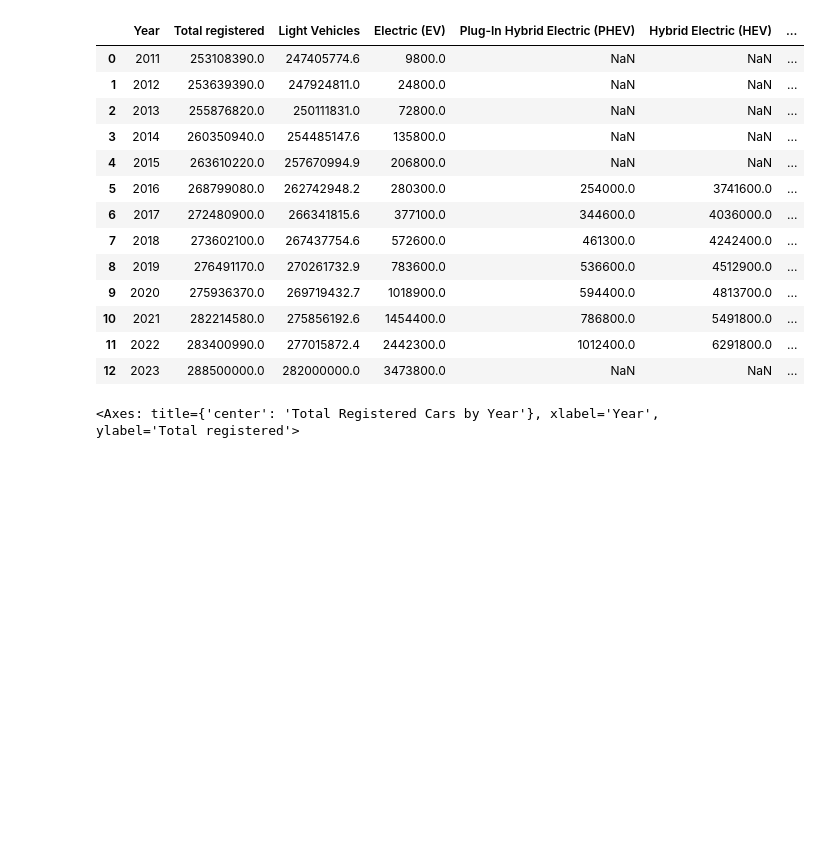
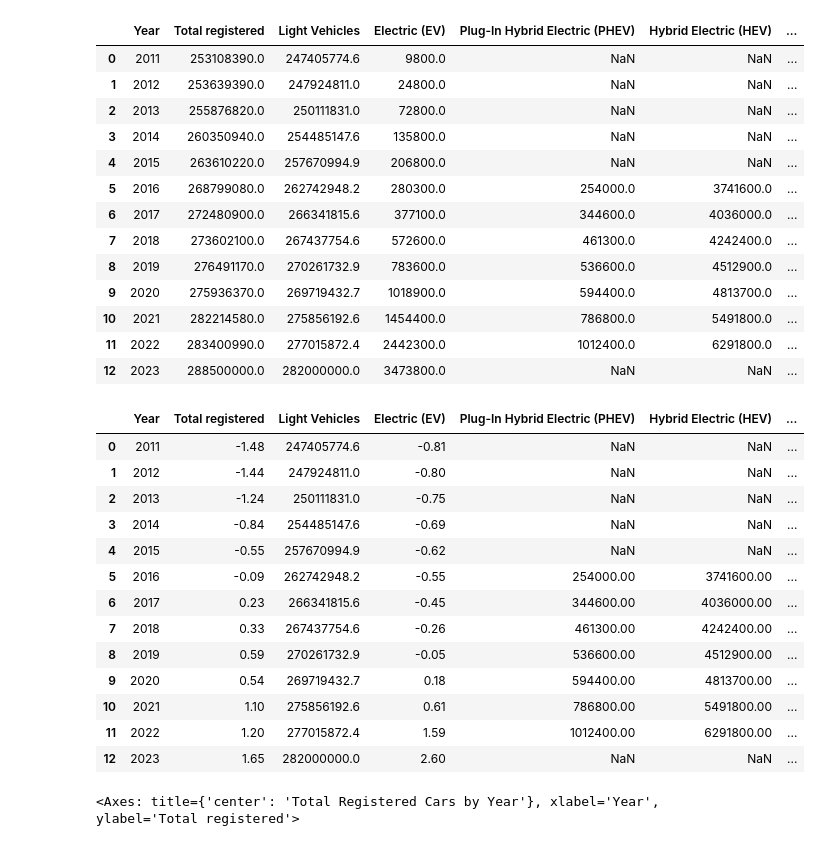
Before and after one commit to jbondAI/AI_Project_2, a Jupyter notebook: total_cars.ipynb, the cells around one changed output. Cells and saved outputs as stored; diff of their text form; code cells hidden in the pictures; blank space fills up the shorter version.

```diff
--- a/total_cars.ipynb
+++ b/total_cars.ipynb
@@ -310,6 +311,33 @@ merged_final_registered_df
 | 10 | 2021 | 282214580.0 | 275856192.6 | 1454400.0 | 786800.0 | 5491800.0 | ... |
 | 11 | 2022 | 283400990.0 | 277015872.4 | 2442300.0 | 1012400.0 | 6291800.0 | ... |
 | 12 | 2023 | 288500000.0 | 282000000.0 | 3473800.0 | NaN | NaN | ... |
+# %%
+# Choose scaler
+# scaler = MinMaxScaler()
+scaler = StandardScaler()
+merged_final_registered_df_scaled = merged_final_registered_df
+# Columns to scale
+columns_to_scale = ['Total registered', 'Electric (EV)', 'Gasoline', '% Electric', '% Gasoline']
+
+# Fit and transform the data
+merged_final_registered_df_scaled[columns_to_scale] = scaler.fit_transform(merged_final_registered_df_scaled[columns_to_scale])
+
+merged_final_registered_df_scaled
+# %% [output]
+|  | Year | Total registered | Light Vehicles | Electric (EV) | Plug-In Hybrid Electric (PHEV) | Hybrid Electric (HEV) | ... |
+| 0 | 2011 | -1.48 | 247405774.6 | -0.81 | NaN | NaN | ... |
+| 1 | 2012 | -1.44 | 247924811.0 | -0.80 | NaN | NaN | ... |
+| 2 | 2013 | -1.24 | 250111831.0 | -0.75 | NaN | NaN | ... |
+| 3 | 2014 | -0.84 | 254485147.6 | -0.69 | NaN | NaN | ... |
+| 4 | 2015 | -0.55 | 257670994.9 | -0.62 | NaN | NaN | ... |
+| 5 | 2016 | -0.09 | 262742948.2 | -0.55 | 254000.00 | 3741600.00 | ... |
+| 6 | 2017 | 0.23 | 266341815.6 | -0.45 | 344600.00 | 4036000.00 | ... |
+| 7 | 2018 | 0.33 | 267437754.6 | -0.26 | 461300.00 | 4242400.00 | ... |
+| 8 | 2019 | 0.59 | 270261732.9 | -0.05 | 536600.00 | 4512900.00 | ... |
+| 9 | 2020 | 0.54 | 269719432.7 | 0.18 | 594400.00 | 4813700.00 | ... |
+| 10 | 2021 | 1.10 | 275856192.6 | 0.61 | 786800.00 | 5491800.00 | ... |
+| 11 | 2022 | 1.20 | 277015872.4 | 1.59 | 1012400.00 | 6291800.00 | ... |
+| 12 | 2023 | 1.65 | 282000000.0 | 2.60 | NaN | NaN | ... |
 # %%
 # Create a scatter plot with the total cars by year
 total_plot = merged_final_registered_df.plot.scatter(
```
Also changed, not shown: parts of 1 cell of this notebook, 1 other file.
